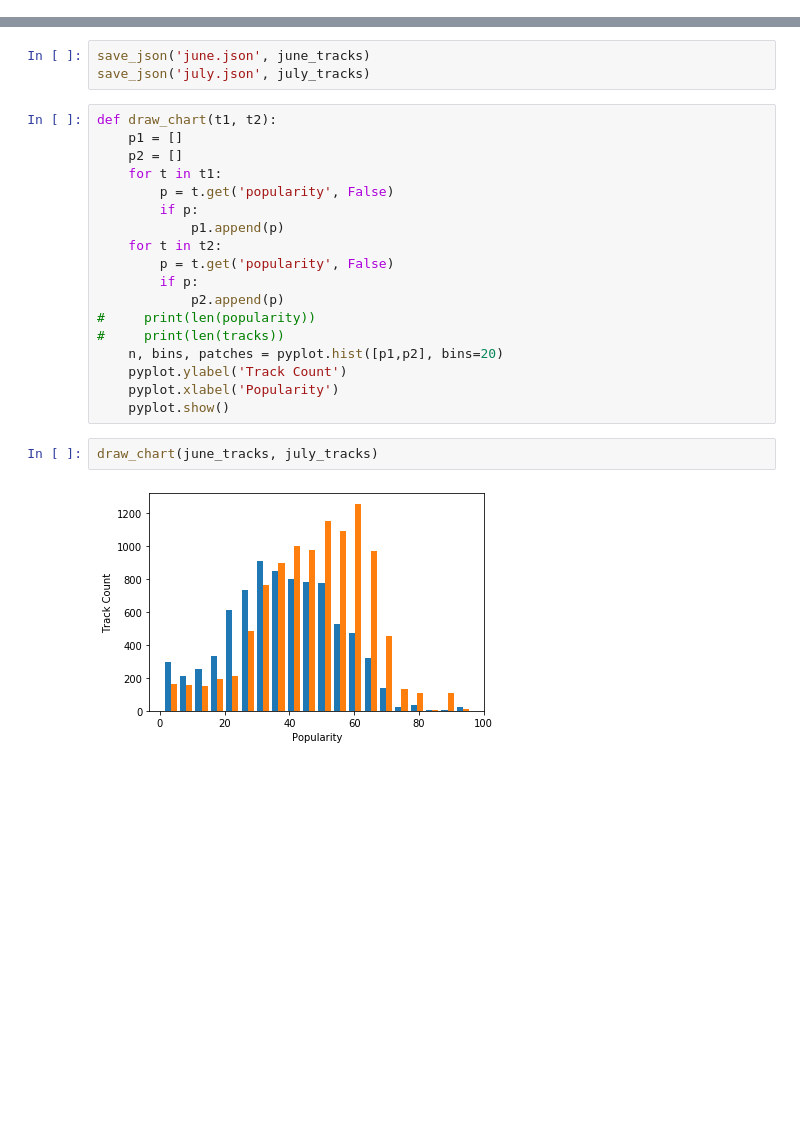
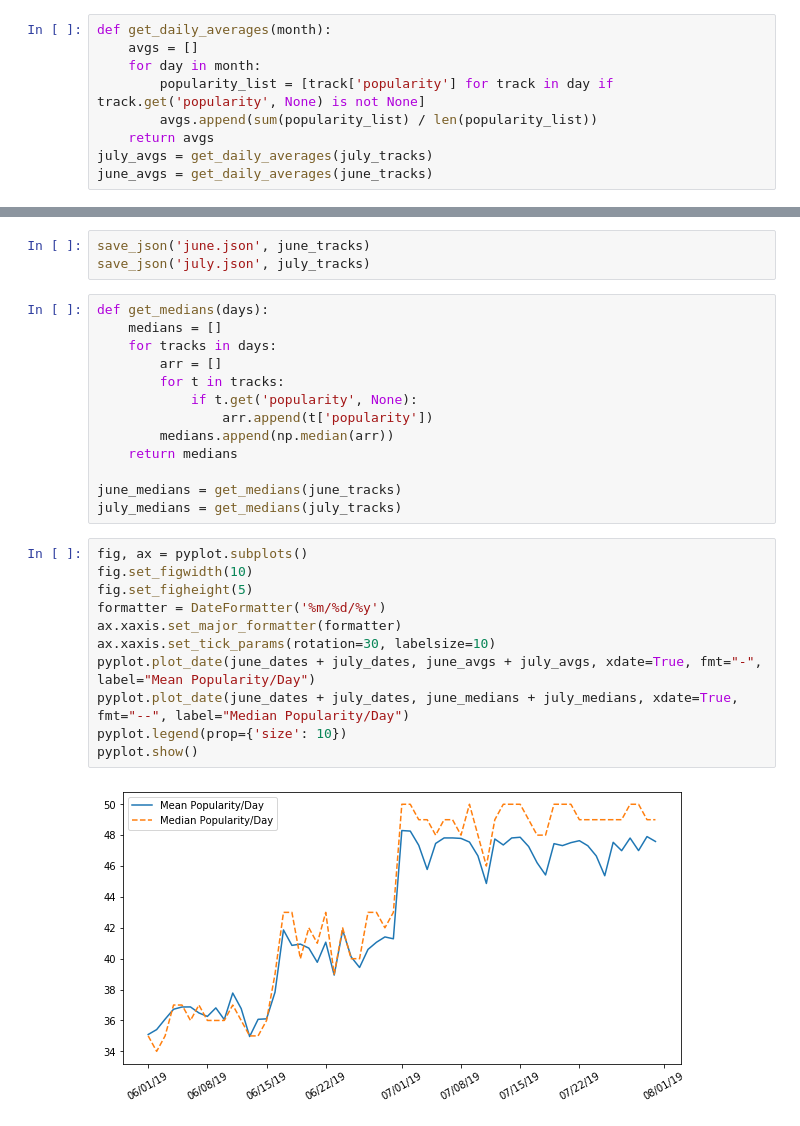
Before and after one commit to SzySteve/OpenAir, a Jupyter notebook: CPR.ipynb, the cells around one changed output, grey strips where cells are left out. Saved outputs shown, nothing was run; the diff lists cells and outputs as text; blank space fills up the shorter version.

```diff
--- a/CPR.ipynb
+++ b/CPR.ipynb
@@ -117,0 +112,9 @@ July Error Rate: 0.08240099449476114
+# %%
+def get_daily_averages(month):
+    avgs = []
+    for day in month:
+        popularity_list = [track['popularity'] for track in day if track.get('popularity', None) is not None]
+        avgs.append(sum(popularity_list) / len(popularity_list))
+    return avgs
+july_avgs = get_daily_averages(july_tracks)
+june_avgs = get_daily_averages(june_tracks)
@@ -118,25 +144,29 @@ July Error Rate: 0.08240099449476114
 # %%
 save_json('june.json', june_tracks)
 save_json('july.json', july_tracks)
-# %%
-def draw_chart(t1, t2):
-    p1 = []
-    p2 = []
-    for t in t1:
-        p = t.get('popularity', False)
-        if p:
-            p1.append(p)
-    for t in t2:
-        p = t.get('popularity', False)
-        if p:
-            p2.append(p)
-#     print(len(popularity))
-#     print(len(tracks))
-    n, bins, patches = pyplot.hist([p1,p2], bins=20)
-    pyplot.ylabel('Track Count')
-    pyplot.xlabel('Popularity')
-    pyplot.show()
-# %%
-draw_chart(june_tracks, july_tracks)
-# %% [output]
-[figure, removed]
+# %%
+def get_medians(days):
+    medians = []
+    for tracks in days:
+        arr = []
+        for t in tracks:
+            if t.get('popularity', None):
+                arr.append(t['popularity'])
+        medians.append(np.median(arr))
+    return medians
+
+june_medians = get_medians(june_tracks)
+july_medians = get_medians(july_tracks)
+# %%
+fig, ax = pyplot.subplots()
+fig.set_figwidth(10)
+fig.set_figheight(5)
+formatter = DateFormatter('%m/%d/%y')
+ax.xaxis.set_major_formatter(formatter)
+ax.xaxis.set_tick_params(rotation=30, labelsize=10)
+pyplot.plot_date(june_dates + july_dates, june_avgs + july_avgs, xdate=True, fmt="-", label="Mean Popularity/Day")
+pyplot.plot_date(june_dates + july_dates, june_medians + july_medians, xdate=True, fmt="--", label="Median Popularity/Day")
+pyplot.legend(prop={'size': 10})
+pyplot.show()
+# %% [output]
+[figure, added]
```
Also changed, not shown: parts of 10 cells of this notebook, 2 other files.
